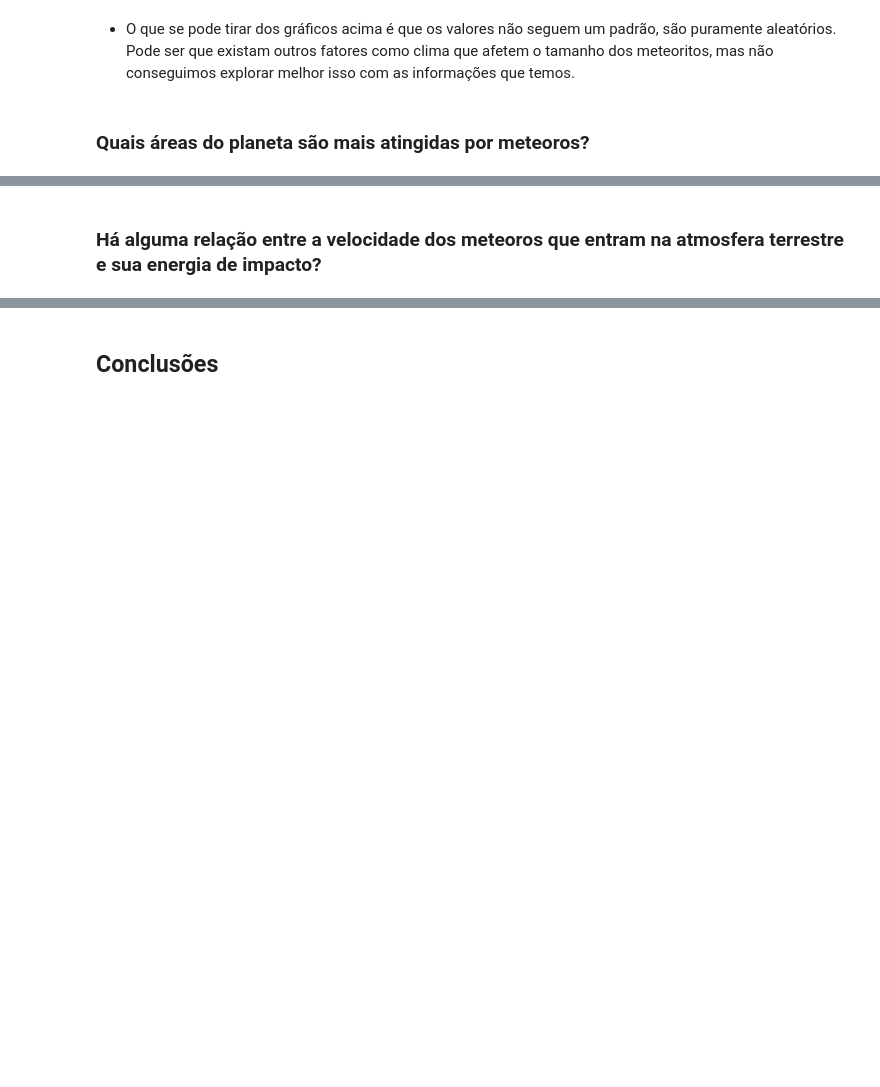
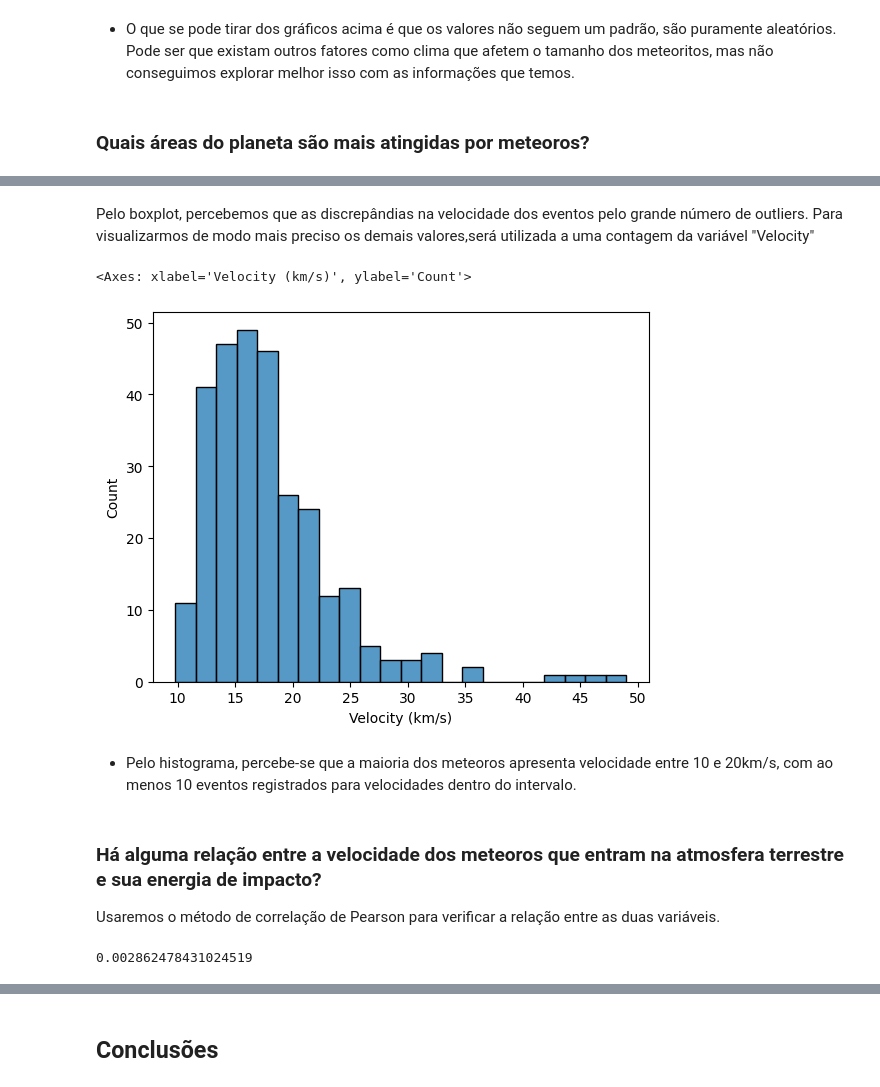
Before and after one commit to biabcaval/Projeto-ICD-analise-meteoros, a Jupyter notebook: relatório_final.ipynb, the cells around one changed output, grey strips where cells are left out. Cells and saved outputs as stored; diff of their text form; code cells hidden in the pictures; blank space fills up the shorter version.

```diff
--- a/relatório_final.ipynb
+++ b/relatório_final.ipynb
@@ -393,2 +501,16 @@ plt.show()
+# %% [markdown]
+Pelo boxplot, percebemos que as discrepândias na velocidade dos eventos pelo grande número de outliers. Para visualizarmos de modo mais preciso os demais valores,será utilizada a uma contagem da variável "Velocity"
+# %%
+sns.histplot(data=df3,x='Velocity (km/s)')
+# %% [output]
+<Axes: xlabel='Velocity (km/s)', ylabel='Count'>
+[figure, added]
+# %% [markdown]
+- Pelo histograma, percebe-se que a maioria dos meteoros apresenta velocidade entre 10 e 20km/s, com ao menos 10 eventos registrados para velocidades dentro do intervalo.
 # %% [markdown]
 ### Há alguma relação entre a velocidade dos meteoros que entram na atmosfera terrestre e sua energia de impacto?
+Usaremos o método de correlação de Pearson para verificar a relação entre as duas variáveis.
+# %%
+df3['Velocity (km/s)'].corr(df3['Calculated Total Impact Energy (kt)'])
+# %% [output]
+0.002862478431024519
```
Also changed, not shown: parts of 43 cells of this notebook.
